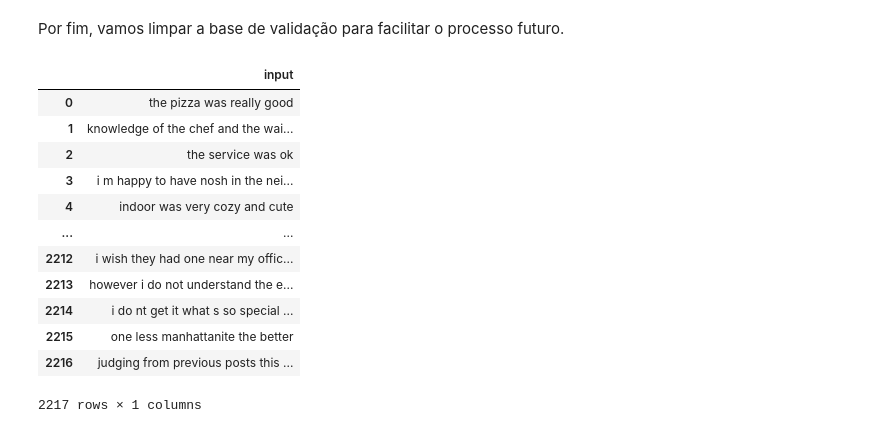
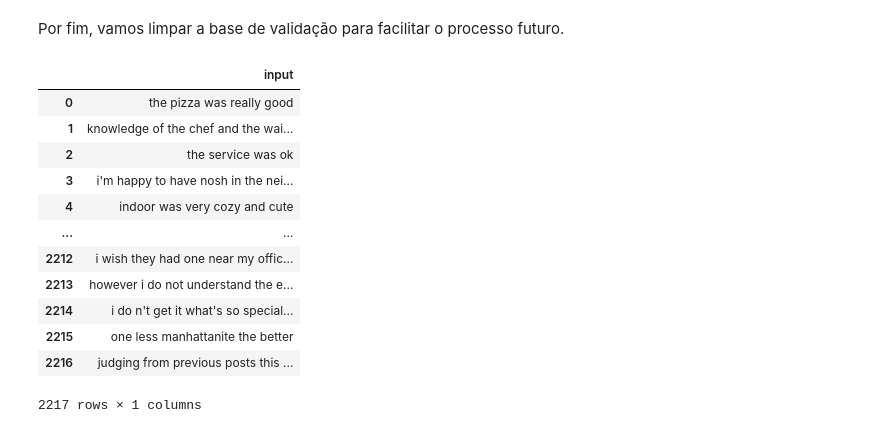
Before and after one commit to azzolinovarella/desafio-atento, a Jupyter notebook: notebooks/01-DataPreProcessing.ipynb, the cells around one changed output. Drawn from its saved outputs; the diff is of its cells as text; code cells hidden in the pictures.

```diff
--- a/notebooks/01-DataPreProcessing.ipynb
+++ b/notebooks/01-DataPreProcessing.ipynb
@@ -434,21 +434,21 @@ df_train_exp
 # %% [markdown]
 Por fim, vamos limpar a base de validação para facilitar o processo futuro.
 # %%
-df_val['input'] = df_val['input'].apply(lambda f: re.sub('\s\s+' , ' ', (re.sub(r'[^\w\s]', '', f).strip().lower())))
-df_val.dropna(inplace=True)
+df_val['input'] = df_val['input'].apply(lambda f: re.sub(r'\s+\'', '\'', re.sub('\s\s+' , ' ', (re.sub(r'[^\w\s\']', '', f)))).strip().lower())
+df_val = df_val[df_val['input'] != '']
 df_val.dropna().to_csv('../data/dataset_valid_cleaned.csv', index=False)  # Apenas por segurança
 df_val
 # %% [output]
 |  | input |
 | 0 | the pizza was really good |
 | 1 | knowledge of the chef and the wai... |
 | 2 | the service was ok |
-| 3 | i m happy to have nosh in the nei... |
+| 3 | i'm happy to have nosh in the nei... |
 | 4 | indoor was very cozy and cute |
 | ... | ... |
 | 2212 | i wish they had one near my offic... |
 | 2213 | however i do not understand the e... |
-| 2214 | i do nt get it what s so special ... |
+| 2214 | i do n't get it what's so special... |
 | 2215 | one less manhattanite the better |
 | 2216 | judging from previous posts this ... |
 2217 rows × 1 columns
```
Also changed, not shown: parts of 14 cells of this notebook, 4 other files.
